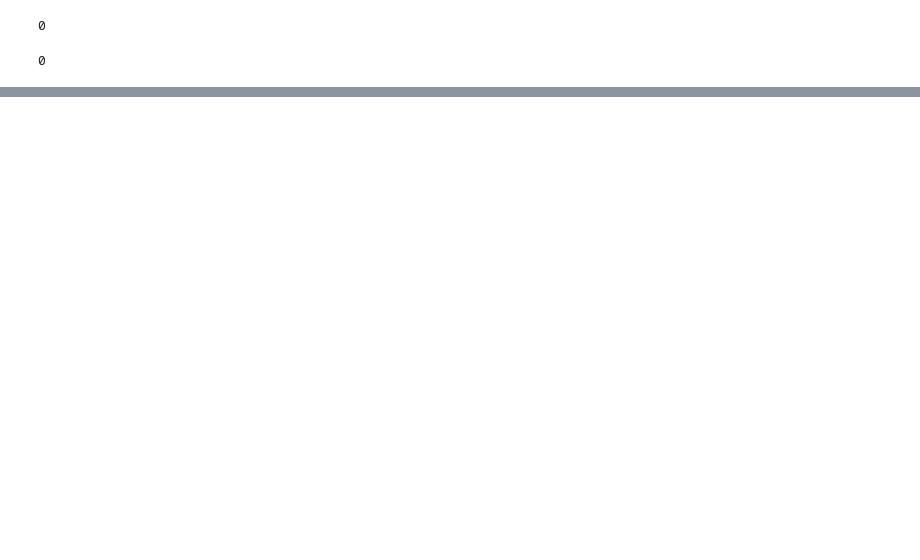
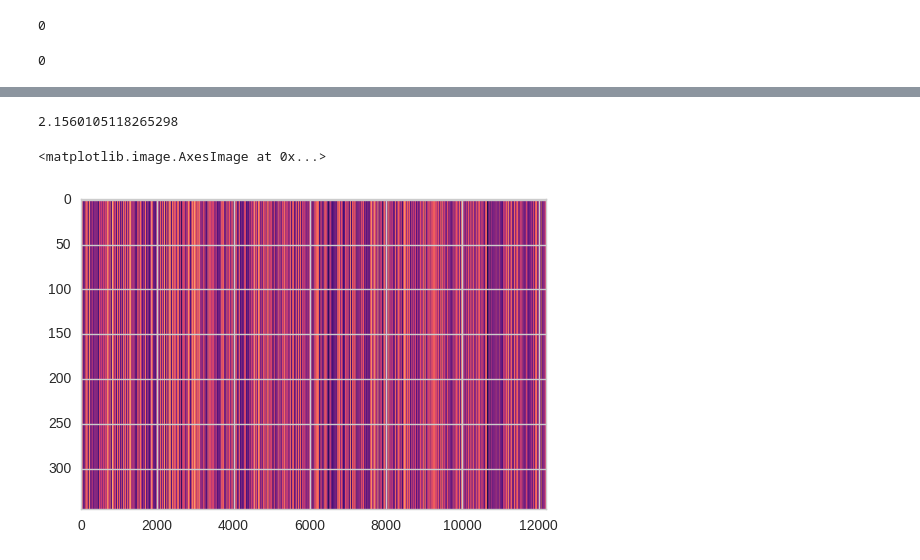
Before and after one commit to pjsousa/FintechCapstone, a Jupyter notebook: Validate ScenarioB.ipynb, the cells around one changed output, grey strips where cells are left out. Saved outputs shown, nothing was run; the diff lists cells and outputs as text; code cells hidden in the pictures; blank space fills up the shorter version.

```diff
--- a/Validate ScenarioB.ipynb
+++ b/Validate ScenarioB.ipynb
@@ -109,4 +115,4 @@ Non-trainable params: 20,480.0
 _________________________________________________________________
 # %%
-model.fit(X_final, y_train, epochs=1, batch_size=16)
+model.fit(X_final, y_train, batch_size=64, epochs=100)
 # %% [output]
@@ -113,0 +137,14 @@ Epoch 1/1
+# %%
+
+Xt_final, pca = scenariob.dim_reduction(X_test, 900, pca)
+# %%
+y_pred = model.predict(Xt_final)
+# %%
+model.evaluate(Xt_final, y_test)
+# %% [output]
+2.1560105118265298
+# %%
+plt.imshow(y_pred, aspect="auto", cmap="magma")
+# %% [output]
+<matplotlib.image.AxesImage at 0x...>
+[figure, added]
```
Also changed, not shown: parts of 12 cells of this notebook, 5 other files.
